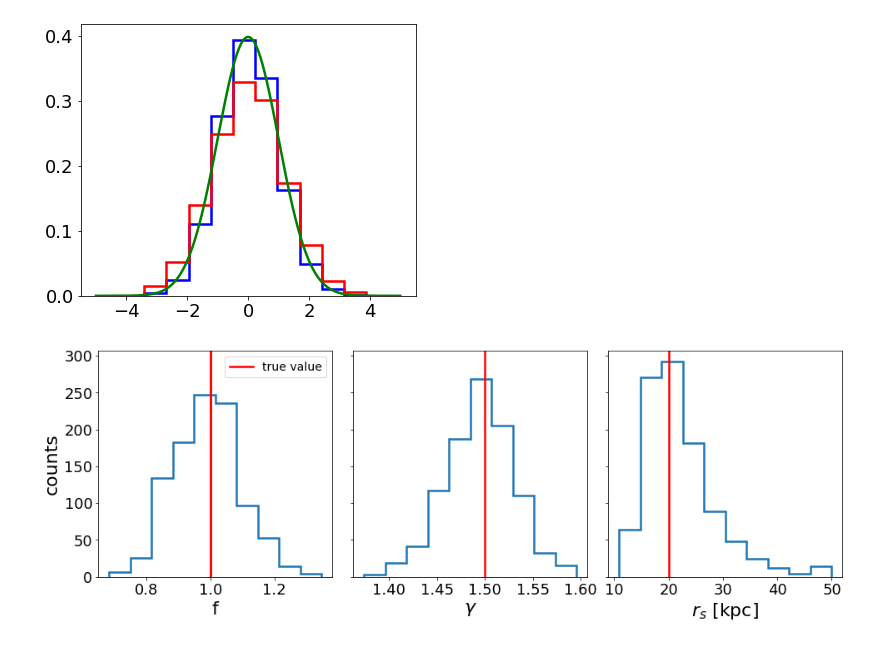
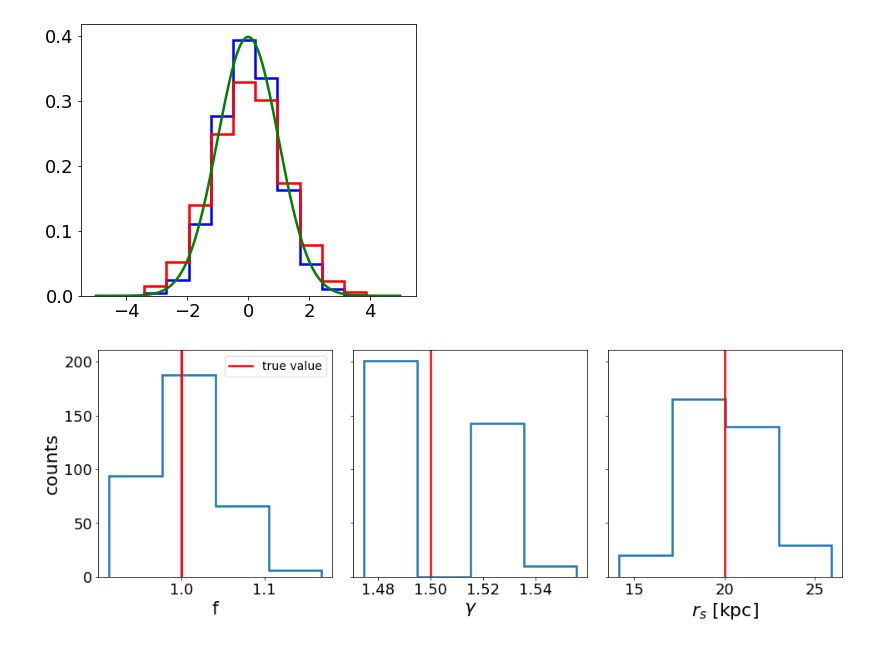
Before and after one commit to SvPoder/exoplanets, a Jupyter notebook: jupyter-notebook/reconstructed_DM_likelihood.ipynb, the cells around one changed output. Saved outputs shown, nothing was run; the diff lists cells and outputs as text; code cells hidden in the pictures.

```diff
--- a/jupyter-notebook/reconstructed_DM_likelihood.ipynb
+++ b/jupyter-notebook/reconstructed_DM_likelihood.ipynb
@@ -1731,27 +1731,35 @@ ax.plot(x, y, lw=2.5, color="green")
 [<matplotlib.lines.Line2D at 0x...>]
 [figure]
 # %%
+nBDs       = 1000
+sigma      = 0.1
 f_true     = 1.
 gamma_true = 1.5
 rs_true    = 20.
+path       = "/home/mariacst/exoplanets/exoplanets/python/checks/"
 
-f_ML, gamma_ML, rs_ML = np.genfromtxt("../python/checks/no_sigmaTeff/check_likelihood_unc0.1.dat", unpack=True)
+f_ML, gamma_ML, rs_ML = np.genfromtxt(path + "check_likelihood_nBDs%i_sigmaT100sigma%.1f_gamma%.1f_rs%.1f.dat"
+               %(nBDs, sigma, gamma_true, rs_true), unpack=True)
 
 fig, ax = plt.subplots(1, 3, figsize=(16, 5), sharey=True)
 
-ax[0].hist(f_ML, histtype="step", linewidth=2.5); ax[1].hist(gamma_ML, histtype="step", linewidth=2.5);
-ax[2].hist(rs_ML, histtype="step", linewidth=2.5);
+pos = np.where(f_ML > 0.)
+ax[0].hist(f_ML[pos], histtype="step", linewidth=2.5, bins=4);
+ax[1].hist(gamma_ML[pos], histtype="step", linewidth=2.5, bins=4);
+ax[2].hist(rs_ML[pos], histtype="step", linewidth=2.5, bins=4);
+
 ax[0].axvline(f_true, color="red", lw=2.5); ax[1].axvline(gamma_true, color="red", lw=2.5);
 ax[2].axvline(rs_true, color="red", lw=2.5);
 
 ax[0].axvline(f_true, color="red", lw=2.5, label="true value")
 ax[0].legend(fontsize=14)
 ax[0].set_ylabel(r"counts", fontsize=22)
 ax[0].set_xlabel("f", fontsize=22)
 ax[1].set_xlabel(r"$\gamma$", fontsize=22)
 ax[2].set_xlabel(r"$r_s$ [kpc]", fontsize=22)
 fig.subplots_adjust(wspace=0.09)
 
-fig.savefig("histML_relT0.10_relX0.1.pdf", bbox_inches="tight")
+fig.savefig("histML_nBDs%i_sigma%.1f_gamma%.1f_rs%.1f.pdf"%(nBDs, sigma, gamma_true, rs_true),
+            bbox_inches="tight")
 # %% [output]
-[figure, old version]
+[figure, new version]
```
Also changed, not shown: parts of 11 cells of this notebook, 9 other files.
